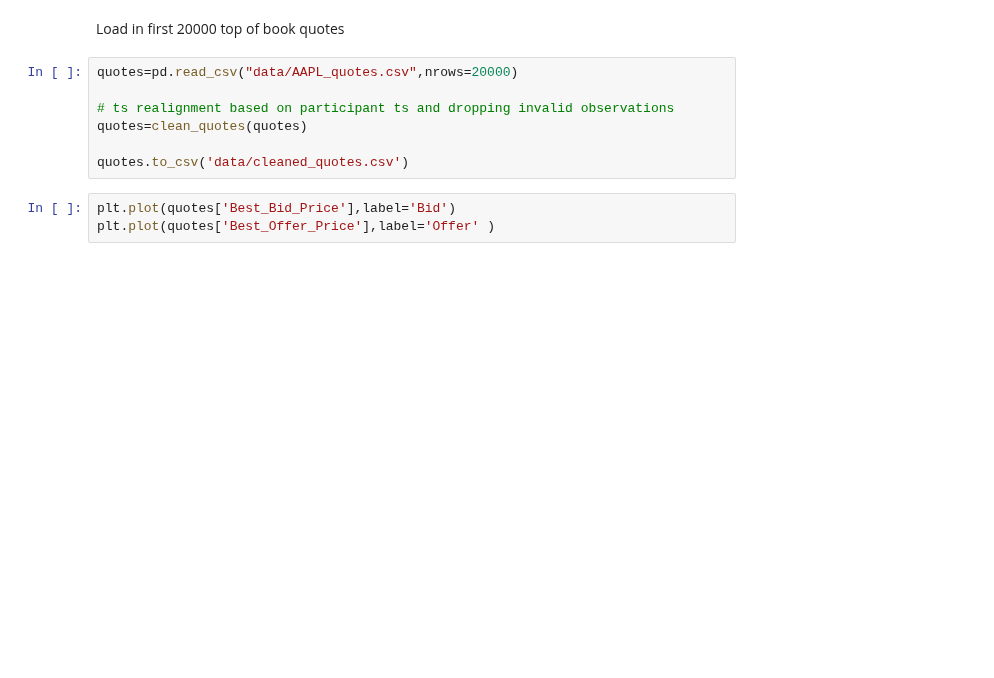
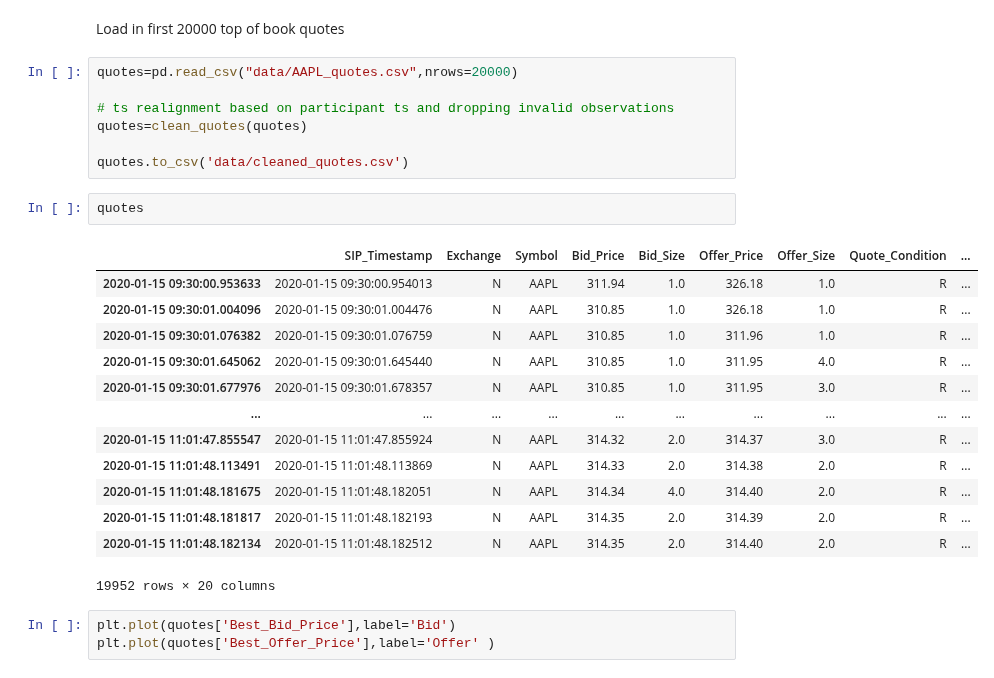
Before and after one commit to AMS-QF/TAQ-Data, a Jupyter notebook: Example_Data_NB.ipynb, the cells around one changed output. Cells and saved outputs as stored; diff of their text form; blank space fills up the shorter version.

```diff
--- a/Example_Data_NB.ipynb
+++ b/Example_Data_NB.ipynb
@@ -110,6 +110,22 @@ quotes=pd.read_csv("data/AAPL_quotes.csv",nrows=20000)
 quotes=clean_quotes(quotes)
 
 quotes.to_csv('data/cleaned_quotes.csv')
+# %%
+quotes
+# %% [output]
+|  | SIP_Timestamp | Exchange | Symbol | Bid_Price | Bid_Size | Offer_Price | Offer_Size | Quote_Condition | ... |
+| 2020-01-15 09:30:00.953633 | 2020-01-15 09:30:00.954013 | N | AAPL | 311.94 | 1.0 | 326.18 | 1.0 | R | ... |
+| 2020-01-15 09:30:01.004096 | 2020-01-15 09:30:01.004476 | N | AAPL | 310.85 | 1.0 | 326.18 | 1.0 | R | ... |
+| 2020-01-15 09:30:01.076382 | 2020-01-15 09:30:01.076759 | N | AAPL | 310.85 | 1.0 | 311.96 | 1.0 | R | ... |
+| 2020-01-15 09:30:01.645062 | 2020-01-15 09:30:01.645440 | N | AAPL | 310.85 | 1.0 | 311.95 | 4.0 | R | ... |
+| 2020-01-15 09:30:01.677976 | 2020-01-15 09:30:01.678357 | N | AAPL | 310.85 | 1.0 | 311.95 | 3.0 | R | ... |
+| ... | ... | ... | ... | ... | ... | ... | ... | ... | ... |
+| 2020-01-15 11:01:47.855547 | 2020-01-15 11:01:47.855924 | N | AAPL | 314.32 | 2.0 | 314.37 | 3.0 | R | ... |
+| 2020-01-15 11:01:48.113491 | 2020-01-15 11:01:48.113869 | N | AAPL | 314.33 | 2.0 | 314.38 | 2.0 | R | ... |
+| 2020-01-15 11:01:48.181675 | 2020-01-15 11:01:48.182051 | N | AAPL | 314.34 | 4.0 | 314.40 | 2.0 | R | ... |
+| 2020-01-15 11:01:48.181817 | 2020-01-15 11:01:48.182193 | N | AAPL | 314.35 | 2.0 | 314.39 | 2.0 | R | ... |
+| 2020-01-15 11:01:48.182134 | 2020-01-15 11:01:48.182512 | N | AAPL | 314.35 | 2.0 | 314.40 | 2.0 | R | ... |
+19952 rows × 20 columns
 # %%
 plt.plot(quotes['Best_Bid_Price'],label='Bid')
 plt.plot(quotes['Best_Offer_Price'],label='Offer' )
```
